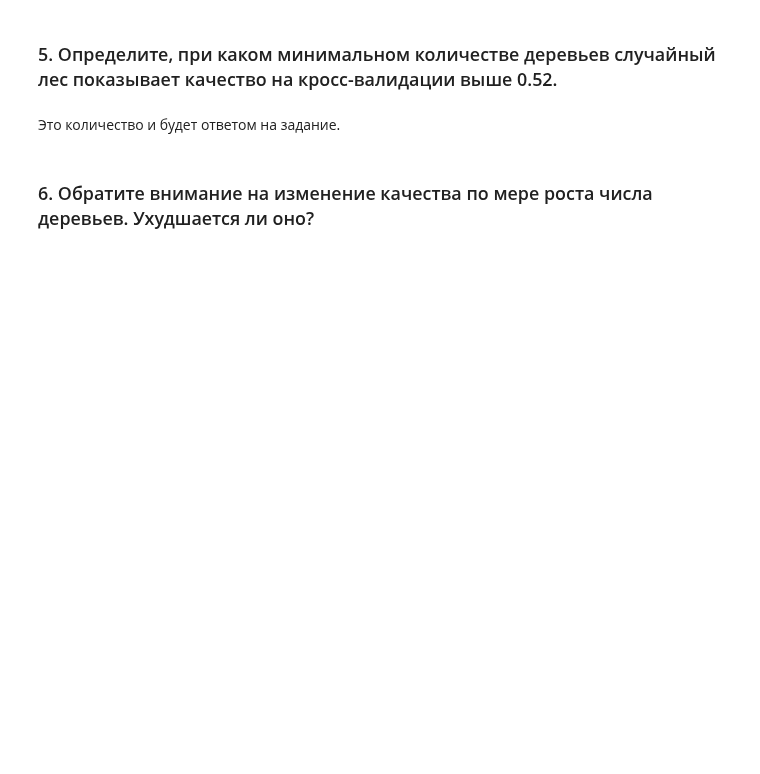
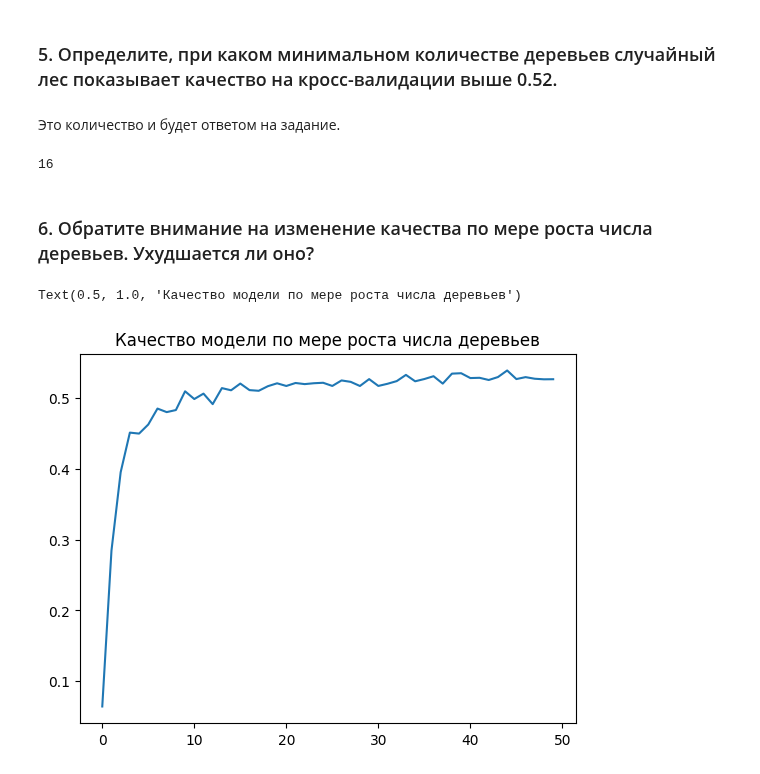
Before and after one commit to murpunk/Programming_2023, a Jupyter notebook: 29_05_23_Forest_9_lesson.ipynb, the cells around one changed output. Cells and saved outputs as stored; diff of their text form; code cells hidden in the pictures; blank space fills up the shorter version.

```diff
--- a/29_05_23_Forest_9_lesson.ipynb
+++ b/29_05_23_Forest_9_lesson.ipynb
@@ -97,5 +115,19 @@ cross_val
 ### 5.  Определите, при каком минимальном количестве деревьев случайный лес показывает качество на кросс-валидации выше 0.52.
 # %% [markdown]
 Это количество и будет ответом на задание.
+# %%
+for i in range(51):
+    if cross_val[i] > 0.52:
+        print(i + 1)
+        break
+# %% [output]
+16
 # %% [markdown]
 ###  6. Обратите внимание на изменение качества по мере роста числа деревьев. Ухудшается ли оно?
+# %%
+import matplotlib.pyplot as plt
+plt.plot(cross_val)
+plt.title("Качество модели по мере роста числа деревьев")
+# %% [output]
+Text(0.5, 1.0, 'Качество модели по мере роста числа деревьев')
+[figure, added]
```
Also changed, not shown: parts of 1 cell of this notebook.
